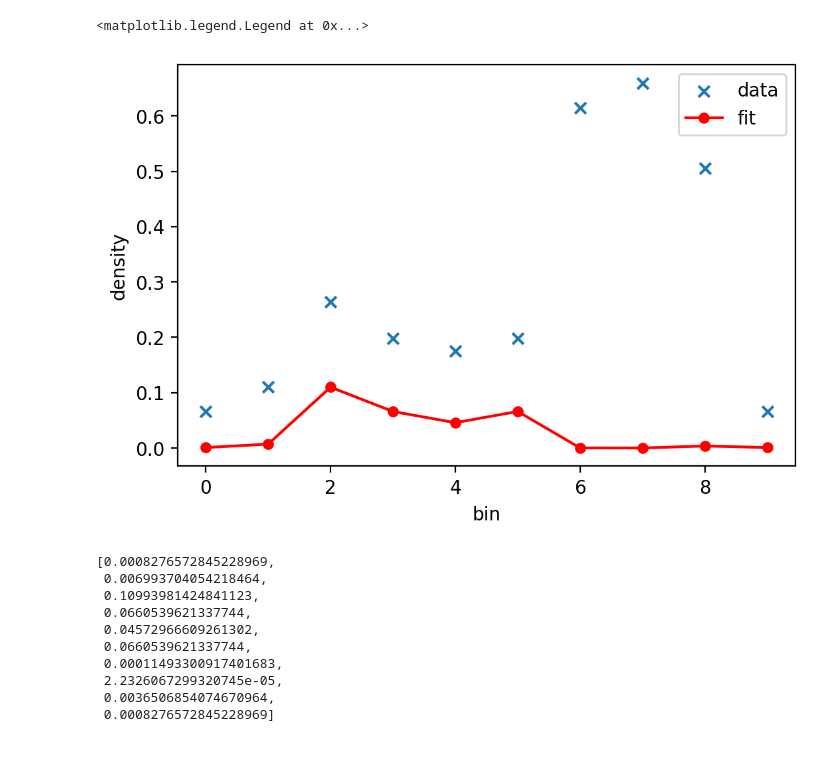
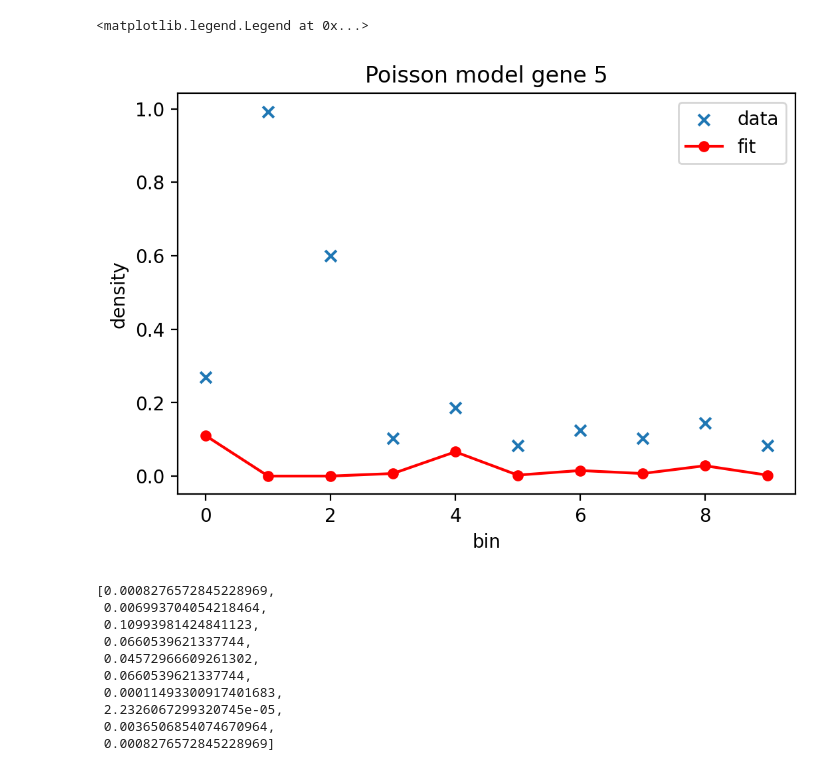
Before and after one commit to saba77-s/445-proj, a Jupyter notebook: poisson_model.ipynb, the cells around one changed output. Cells and saved outputs as stored; diff of their text form; code cells hidden in the pictures.

```diff
--- a/poisson_model.ipynb
+++ b/poisson_model.ipynb
@@ -12,7 +13,7 @@ data = pd.read_csv("all_data_Brain_GSE50161.csv")
 data = data.to_numpy()
 N, D = data.shape
 # %%
-sample = data[:,2]
+sample = data[:,6]
 hist = np.histogram(sample, bins=10, density=False)
 indices = np.digitize(np.float64(sample), np.float64(hist[1]), right=False)
 # %%
@@ -21,15 +22,16 @@ models = [stats.poisson.pmf(hist[0][i], lam) for i in range(len(hist[0]))]
 # %%
 fig, ax = plt.subplots(1,1)
 bins = np.arange(len(hist[1]) - 1)
 density = np.histogram(sample, bins=hist[1], density=True)[0]
 plt.scatter(bins, density, label="data", marker="x")
 ax.plot(bins, models, color="red", ms=5, label="fit", marker="o")
 plt.xlabel("bin")
 plt.ylabel("density")
+plt.title("Poisson model gene 5")
 plt.legend()
 # %% [output]
 <matplotlib.legend.Legend at 0x...>
-[figure, old version]
+[figure, new version]
 # %%
 models
 # %% [output]
```
Also changed, not shown: parts of 5 cells of this notebook.
